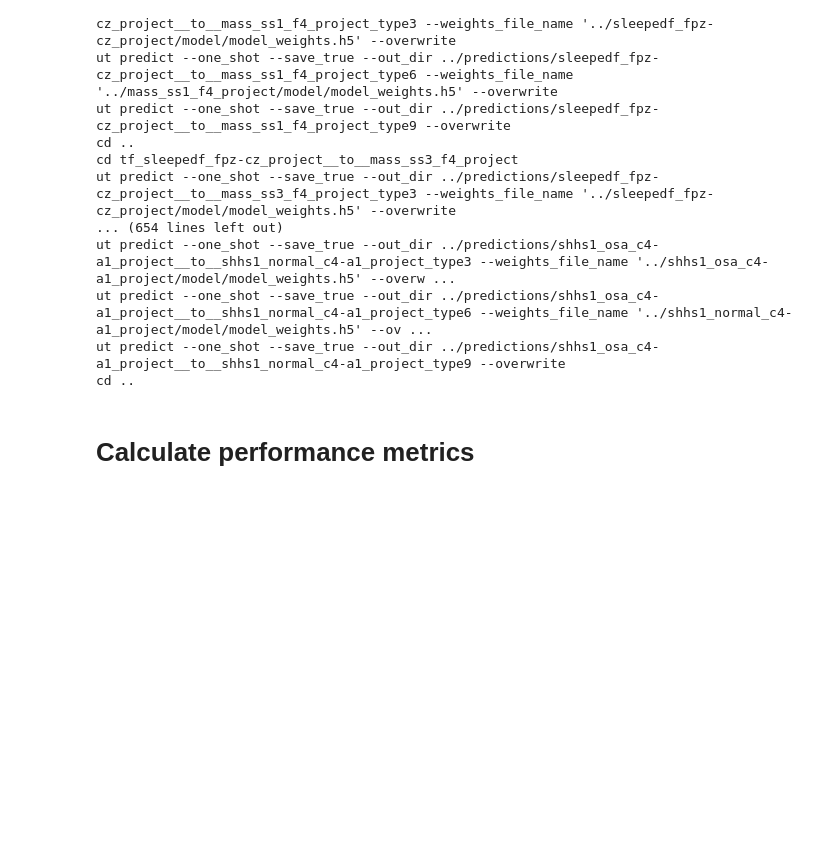
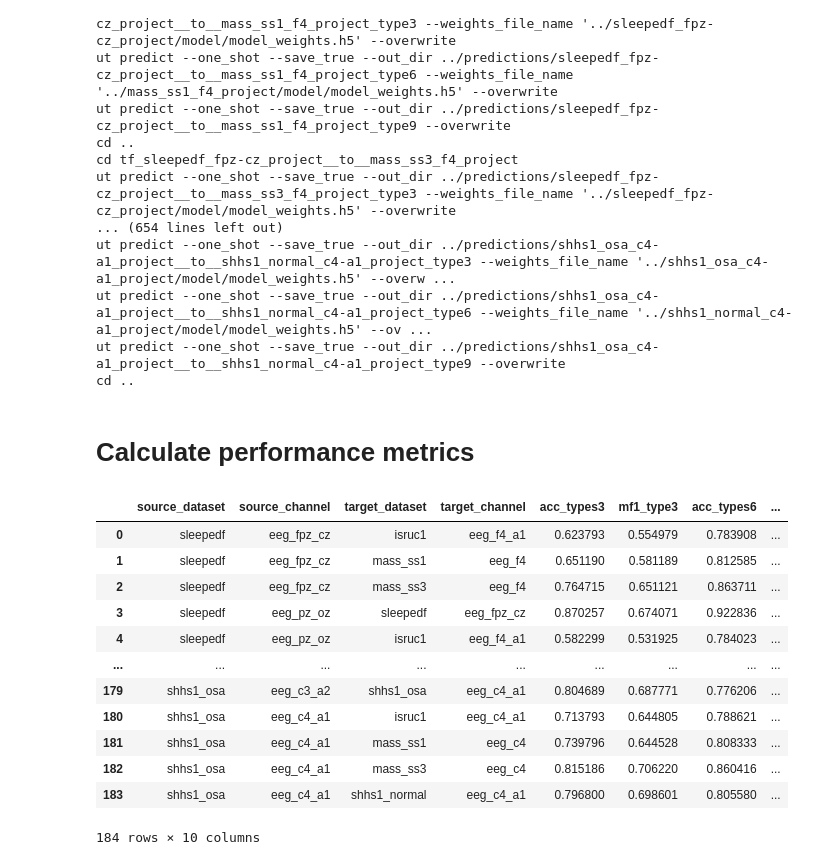
Before and after one commit to akaraspt/U-Time, a Jupyter notebook: predict.ipynb, the cells around one changed output. Drawn from its saved outputs; the diff is of its cells as text; code cells hidden in the pictures; blank space fills up the shorter version.

```diff
--- a/predict.ipynb
+++ b/predict.ipynb
@@ -139,0 +185,16 @@ cd ..
+# %%
+tf_df
+# %% [output]
+|  | source_dataset | source_channel | target_dataset | target_channel | acc_types3 | mf1_type3 | acc_types6 | ... |
+| 0 | sleepedf | eeg_fpz_cz | isruc1 | eeg_f4_a1 | 0.623793 | 0.554979 | 0.783908 | ... |
+| 1 | sleepedf | eeg_fpz_cz | mass_ss1 | eeg_f4 | 0.651190 | 0.581189 | 0.812585 | ... |
+| 2 | sleepedf | eeg_fpz_cz | mass_ss3 | eeg_f4 | 0.764715 | 0.651121 | 0.863711 | ... |
+| 3 | sleepedf | eeg_pz_oz | sleepedf | eeg_fpz_cz | 0.870257 | 0.674071 | 0.922836 | ... |
+| 4 | sleepedf | eeg_pz_oz | isruc1 | eeg_f4_a1 | 0.582299 | 0.531925 | 0.784023 | ... |
+| ... | ... | ... | ... | ... | ... | ... | ... | ... |
+| 179 | shhs1_osa | eeg_c3_a2 | shhs1_osa | eeg_c4_a1 | 0.804689 | 0.687771 | 0.776206 | ... |
+| 180 | shhs1_osa | eeg_c4_a1 | isruc1 | eeg_c4_a1 | 0.713793 | 0.644805 | 0.788621 | ... |
+| 181 | shhs1_osa | eeg_c4_a1 | mass_ss1 | eeg_c4 | 0.739796 | 0.644528 | 0.808333 | ... |
+| 182 | shhs1_osa | eeg_c4_a1 | mass_ss3 | eeg_c4 | 0.815186 | 0.706220 | 0.860416 | ... |
+| 183 | shhs1_osa | eeg_c4_a1 | shhs1_normal | eeg_c4_a1 | 0.796800 | 0.698601 | 0.805580 | ... |
+184 rows × 10 columns
```
Also changed, not shown: parts of 6 cells of this notebook, 2 other files.
